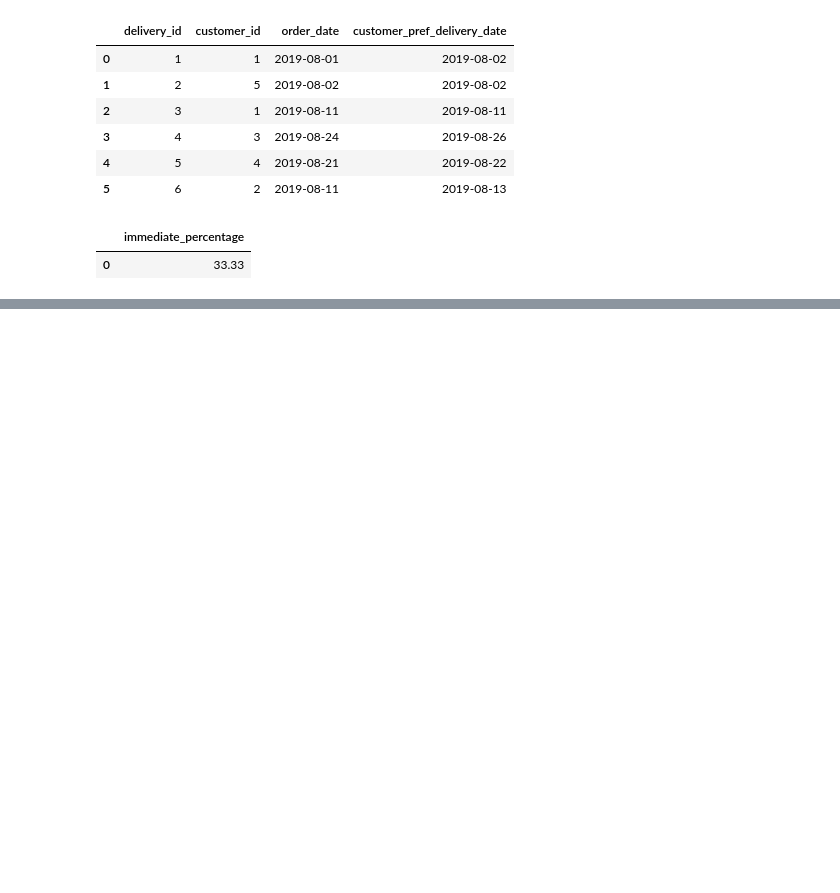
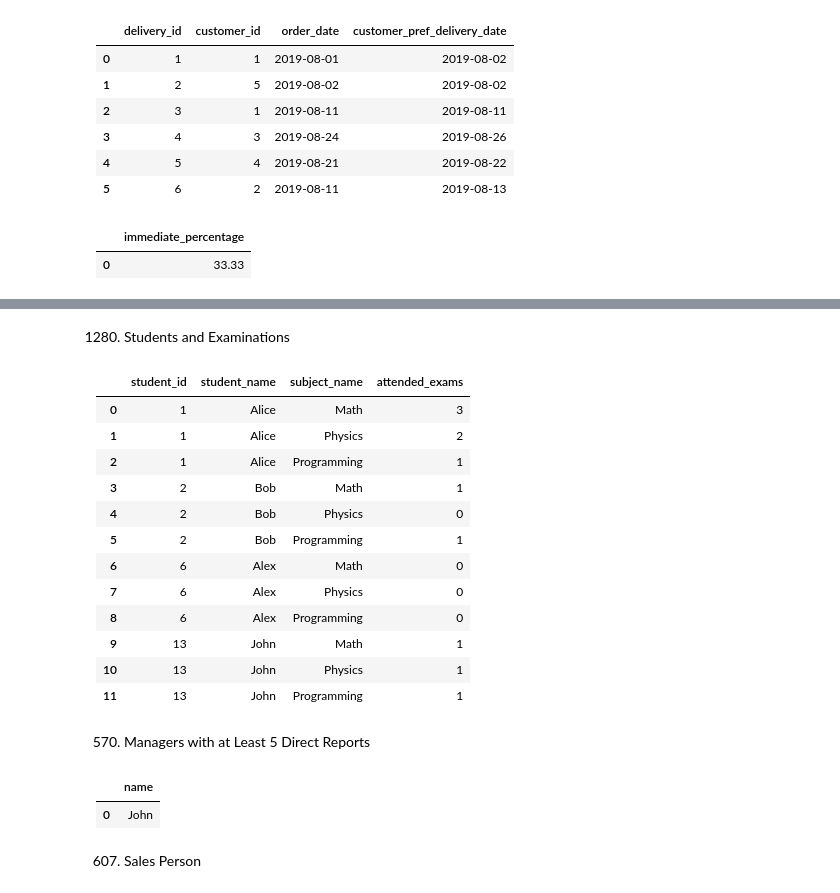
Before and after one commit to thirza258/LeetcodeSolution, a Jupyter notebook: pandas/Leetcode.ipynb, the cells around one changed output, grey strips where cells are left out. Drawn from its saved outputs; the diff is of its cells as text; code cells hidden in the pictures; blank space fills up the shorter version.

```diff
--- a/pandas/Leetcode.ipynb
+++ b/pandas/Leetcode.ipynb
@@ -460,0 +721,47 @@ food_delivery(delivery_df)
+# %% [markdown]
+1280. Students and Examinations
+# %%
+students_data = {
+    'student_id': [1, 2, 13, 6],
+    'student_name': ['Alice', 'Bob', 'John', 'Alex']
+}
+
+subjects_data = {
+    'subject_name': ['Math', 'Physics', 'Programming']
+}
+
+examinations_data = {
+    'student_id': [1, 1, 1, 2, 1, 1, 13, 13, 13, 2, 1],
+    'subject_name': ['Math', 'Physics', 'Programming', 'Programming', 'Physics', 'Math', 'Math', 'Programming', 'Physics', 'Math', 'Math']
+}
+
+students_df = pd.DataFrame(students_data)
+subjects_df = pd.DataFrame(subjects_data)
+examinations_df = pd.DataFrame(examinations_data)
+# %%
+from itertools import product
+
+def students_and_examinations(students: pd.DataFrame, subjects: pd.DataFrame, examinations: pd.DataFrame) -> pd.DataFrame:
+    student_and_subject = pd.merge(students, subjects, how='cross').sort_values(by=['student_id', 'subject_name'])
+    exam = examinations.groupby(['student_id', 'subject_name']).agg(attended_exams=('subject_name', 'count')).reset_index()
+    student_exam = pd.merge(student_and_subject, exam, how='left', on=['student_id', 'subject_name']).fillna(0).astype({'attended_exams': 'int32'})
+
+    return student_exam[['student_id', 'student_name', 'subject_name', 'attended_exams']]
+
+students_and_examinations(students_df, subjects_df, examinations_df)
+# %% [output]
+|  | student_id | student_name | subject_name | attended_exams |
+| 0 | 1 | Alice | Math | 3 |
+| 1 | 1 | Alice | Physics | 2 |
+| 2 | 1 | Alice | Programming | 1 |
+| 3 | 2 | Bob | Math | 1 |
+| 4 | 2 | Bob | Physics | 0 |
+| 5 | 2 | Bob | Programming | 1 |
+| 6 | 6 | Alex | Math | 0 |
+| 7 | 6 | Alex | Physics | 0 |
+| 8 | 6 | Alex | Programming | 0 |
+| 9 | 13 | John | Math | 1 |
+| 10 | 13 | John | Physics | 1 |
+| 11 | 13 | John | Programming | 1 |
+# %% [markdown]
+570. Managers with at Least 5 Direct Reports
@@ -460,0 +777,11 @@ food_delivery(delivery_df)
+# %%
+def find_managers(employee: pd.DataFrame) -> pd.DataFrame:
+    direct = employee.groupby('managerId', as_index=False).agg('count')
+    return employee[employee['id'].isin(direct[direct['id'] >= 5]['managerId'].values)][['name']]
+
+find_managers(dfa)
+# %% [output]
+|  | name |
+| 0 | John |
+# %% [markdown]
+607. Sales Person
```
Also changed, not shown: parts of 33 cells of this notebook.
